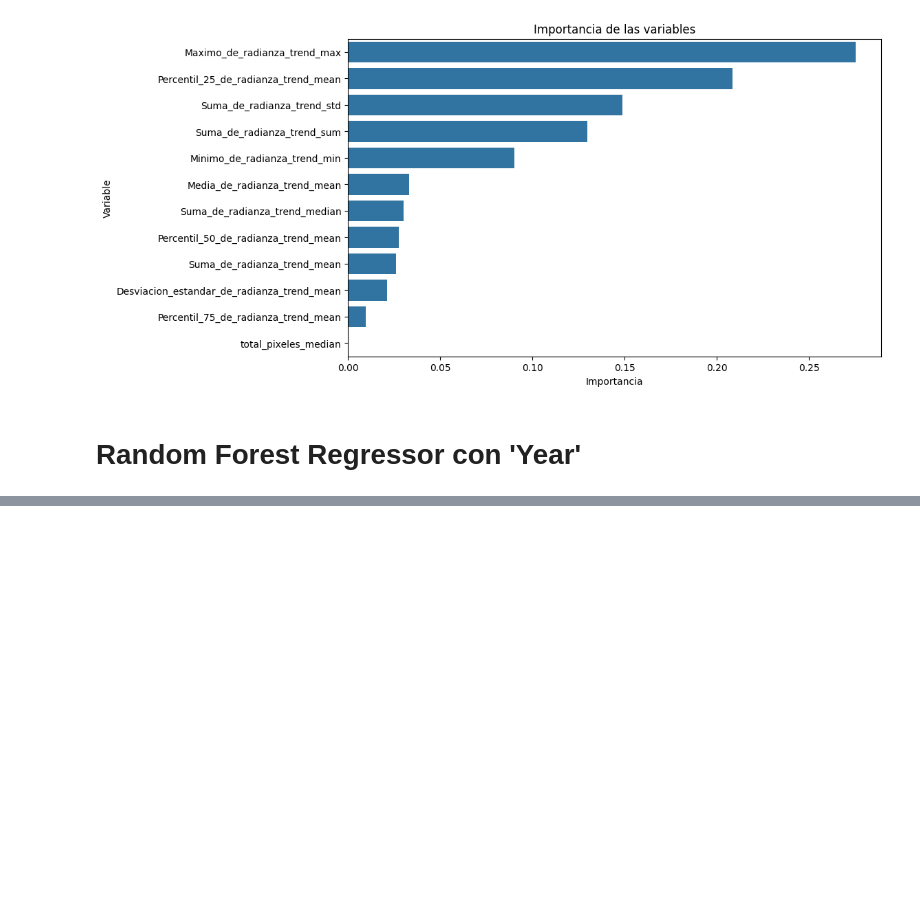
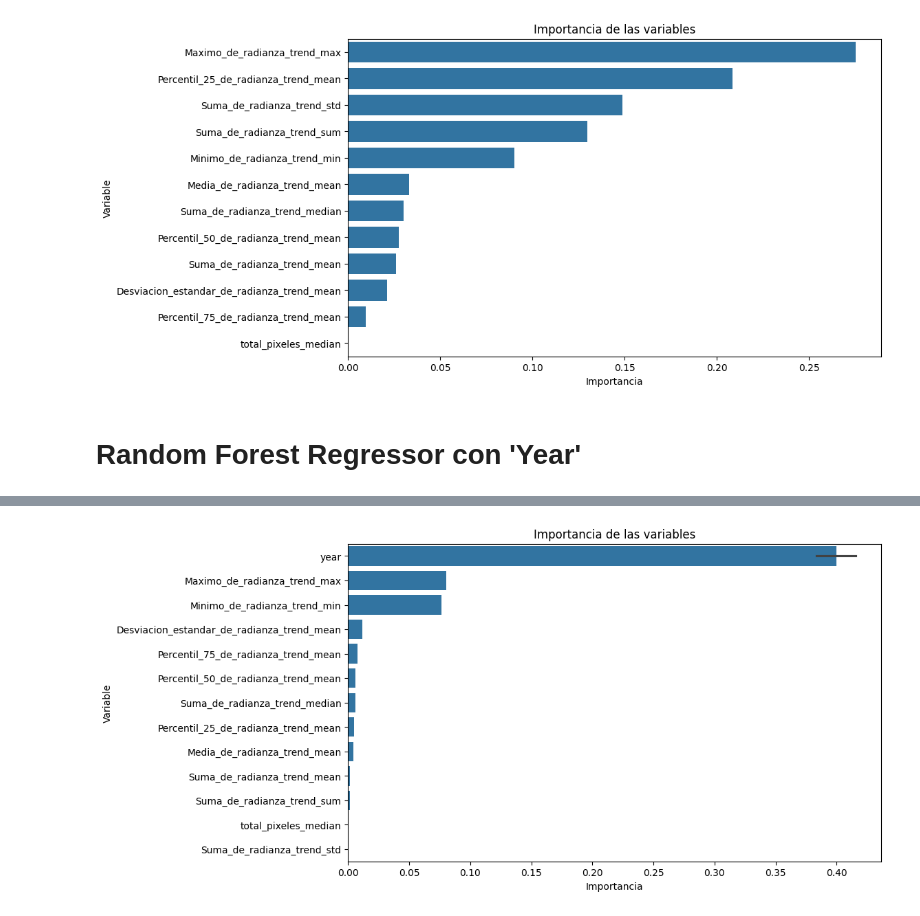
Before and after one commit to jmlopezfabian/Analisis-Imagenes-Satelitales-VNP46A1-, a Jupyter notebook: notebooks/RF_SinAR_Monterrey.ipynb, the cells around one changed output, grey strips where cells are left out. Cells and saved outputs as stored; diff of their text form; code cells hidden in the pictures; blank space fills up the shorter version.

```diff
--- a/notebooks/RF_SinAR_Monterrey.ipynb
+++ b/notebooks/RF_SinAR_Monterrey.ipynb
@@ -28,7 +28,7 @@ from utils.config import PATH_RAD_MUNICIPIOS, PATH_PIB_MONTERREY
 _,_,mont_rad_pib = preprocessing_completo("monterrey", path_radianza = PATH_RAD_MUNICIPIOS, path_pib = PATH_PIB_MONTERREY)
 
 mont_rad_pib["log_pib_mun_trend"] = np.log(mont_rad_pib["pib_mun_trend"])
-medidas = mont_rad_pib.drop(["quarter", "fecha", "municipio", "pib_mun_desestacionalizado", "pib_mun_trend", "log_pib_mun_trend"],axis = 1).columns
+medidas = mont_rad_pib.drop(["quarter", "fecha", "municipio", "pib_mun_desestacionalizado", "pib_mun_trend", "log_pib_mun_trend"],axis = 1).columns.tolist()
 for col in medidas:
     mont_rad_pib[col] = np.log(mont_rad_pib[col])
 # %% [markdown]
@@ -112,0 +399,18 @@ plt.show()
+# %%
+importance = rf.feature_importances_
+feature_names = X.columns
+
+feature_importance = pd.DataFrame({
+    "Feature": feature_names,
+    "Importance": importance
+}).sort_values(by = "Importance", ascending = False)
+importance = rf.feature_importances_
+
+plt.figure(figsize=(10, 6))
+sns.barplot(x="Importance", y="Feature", data=feature_importance, orient="h")
+plt.title("Importancia de las variables")
+plt.xlabel("Importancia")
+plt.ylabel("Variable")
+plt.show()
+# %% [output]
+[figure, added]
```
Also changed, not shown: parts of 2 cells of this notebook.
